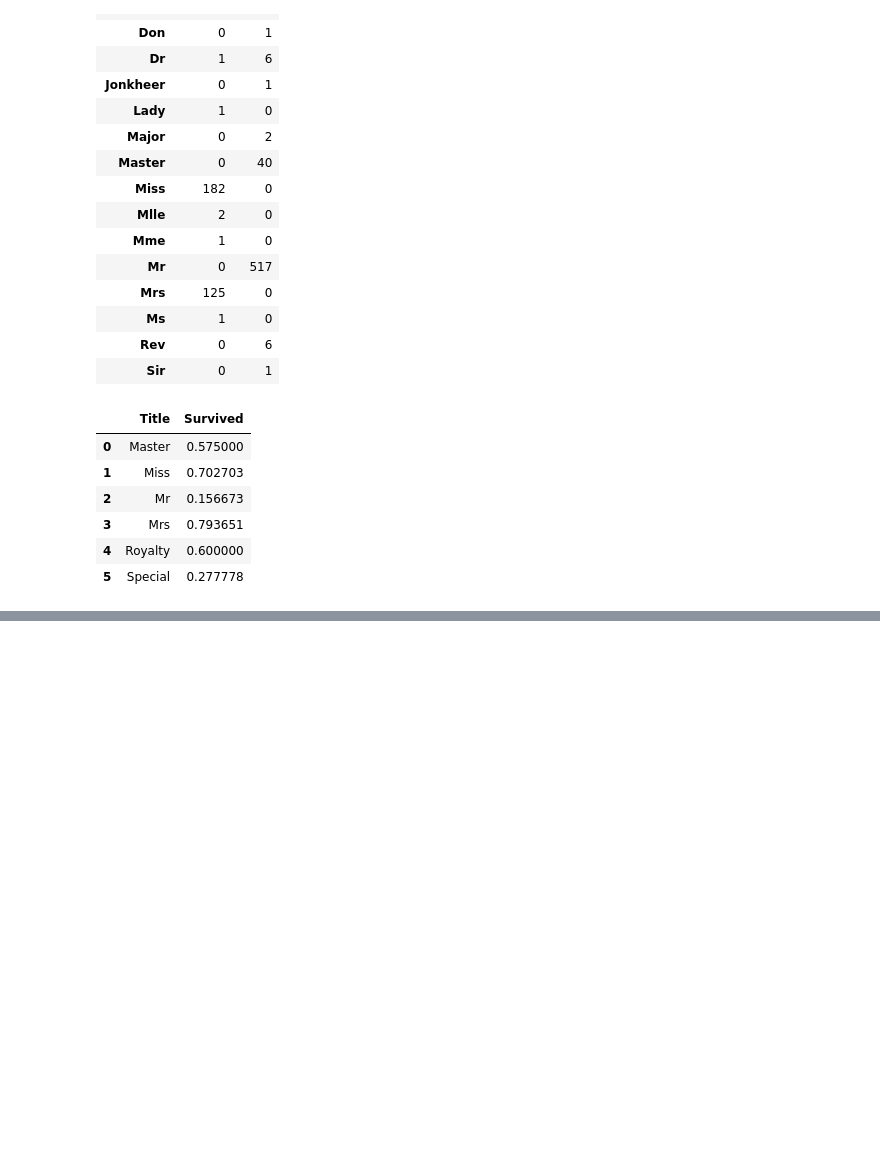
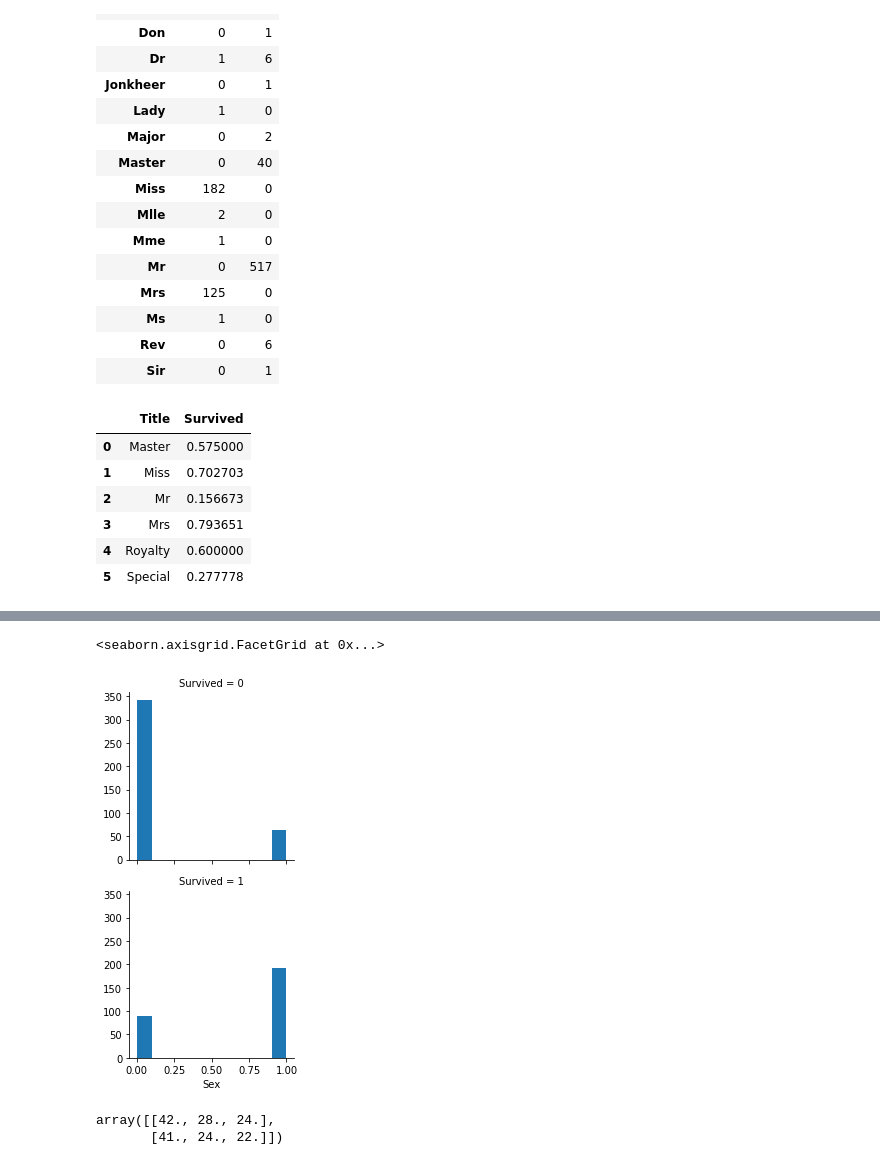
Before and after one commit to mirtanvirislam/Kaggle-Titanic-Machine-Learning-from-Disaster, a Jupyter notebook: Titanic Exploring the data.ipynb, the cells around one changed output, grey strips where cells are left out. Saved outputs shown, nothing was run; the diff lists cells and outputs as text; code cells hidden in the pictures; blank space fills up the shorter version.

```diff
--- a/Titanic Exploring the data.ipynb
+++ b/Titanic Exploring the data.ipynb
@@ -263,0 +378,21 @@ df_train[['Title','Survived']].groupby(['Title'], as_index=False).mean()
+# %%
+df_teen = df_train[(df_train['Age']<60)]
+
+grid = sns.FacetGrid(df_teen, 'Survived')
+grid.map(plt.hist,'Sex')
+# %% [output]
+<seaborn.axisgrid.FacetGrid at 0x...>
+[figure, added]
+# %%
+median_age = np.zeros((2,3))
+for dataset in combine:
+    for sex in range(0,2):
+        for pclass in range(0,3):
+            guess_df = dataset[(dataset['Sex'] == sex) & \
+                                  (dataset['Pclass'] == pclass+1)]['Age'].dropna()
+            age_guess = guess_df.median()
+            median_age[sex,pclass] = age_guess
+median_age
+# %% [output]
+array([[42., 28., 24.],
+       [41., 24., 22.]])
```
Also changed, not shown: parts of 15 cells of this notebook.
